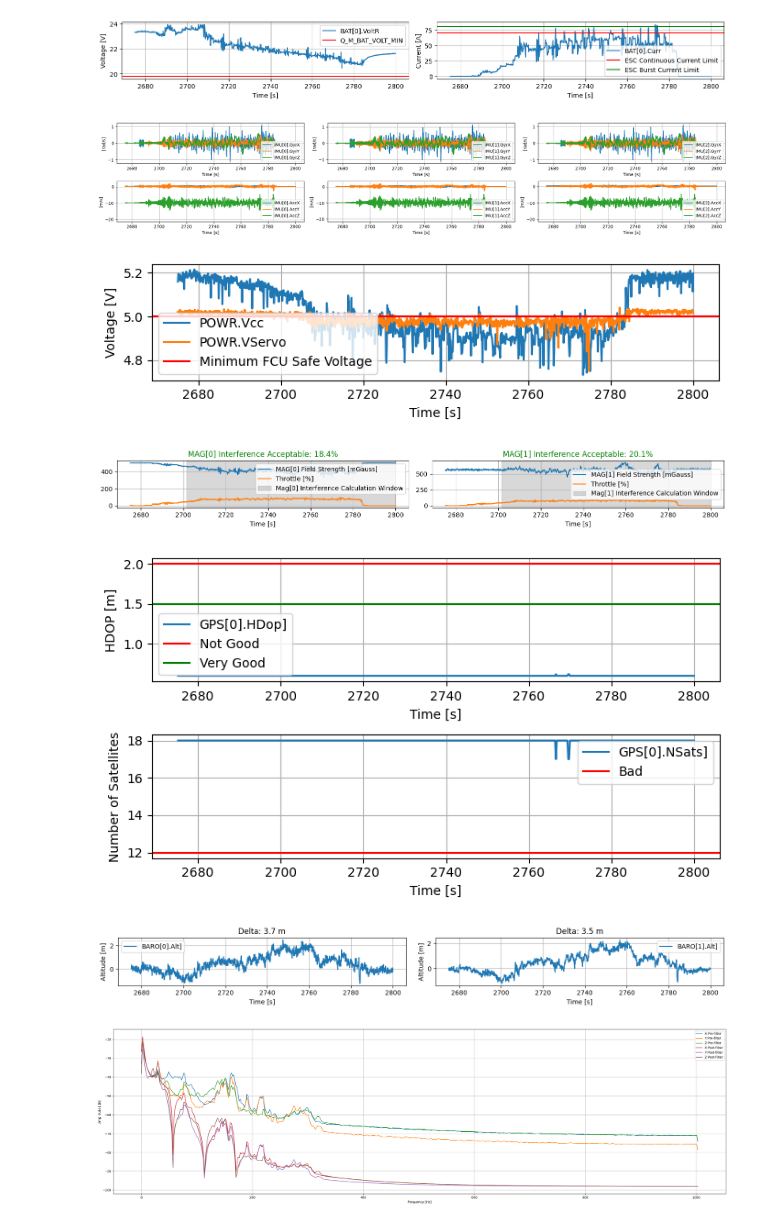
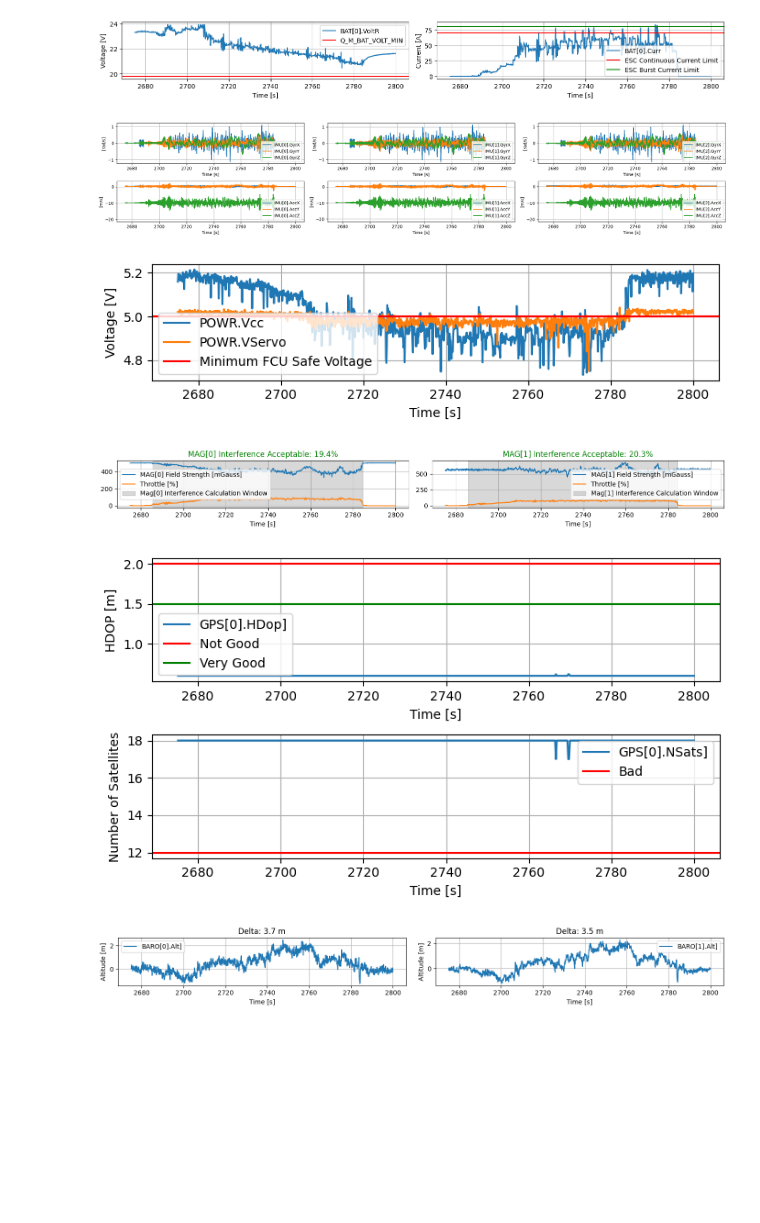
Before and after one commit to SukhbirMahal1/ArduPilotLogReviewer, a Jupyter notebook: examples/example.ipynb, the cells around one changed output. Cells and saved outputs as stored; diff of their text form; code cells hidden in the pictures; blank space fills up the shorter version.

```diff
--- a/examples/example.ipynb
+++ b/examples/example.ipynb
@@ -15,7 +15,8 @@ reviewer = ArduPilotLogReviewer(
     ESC_CONT_A=70,
     ESC_BURST_A=80,
     save_plots=True,
-    show_plots=True
+    show_plots=True,
+    verbose=True
 )
 
 reviewer.plot_att()
@@ -29,8 +30,6 @@ reviewer.plot_compass_interference()
 reviewer.plot_gps()
 reviewer.plot_baro()
 reviewer.save_summary()
-reviewer.plot_filter_review()
-reviewer.plot_filter_review(tune=True, notch_freq=80, bw=80/2, att=10)
 # %% [output]
 Parsing logs/2026-03-27.BIN...
 Flight Window: 2675.0s - 2800.0s (Duration: 125.0s)
@@ -52,11 +51,10 @@ Saving Plot FILTER_REVIEW_TUNE_True_2026-03-27.png...
 [figure]
 [figure]
 [figure]
 [figure]
 [figure]
 [figure]
 [figure]
-[figure, old version]
+[figure, new version]
 [figure]
 [figure]
-[figure, removed]
```
Also changed, not shown: parts of 1 cell of this notebook, 3 other files.
